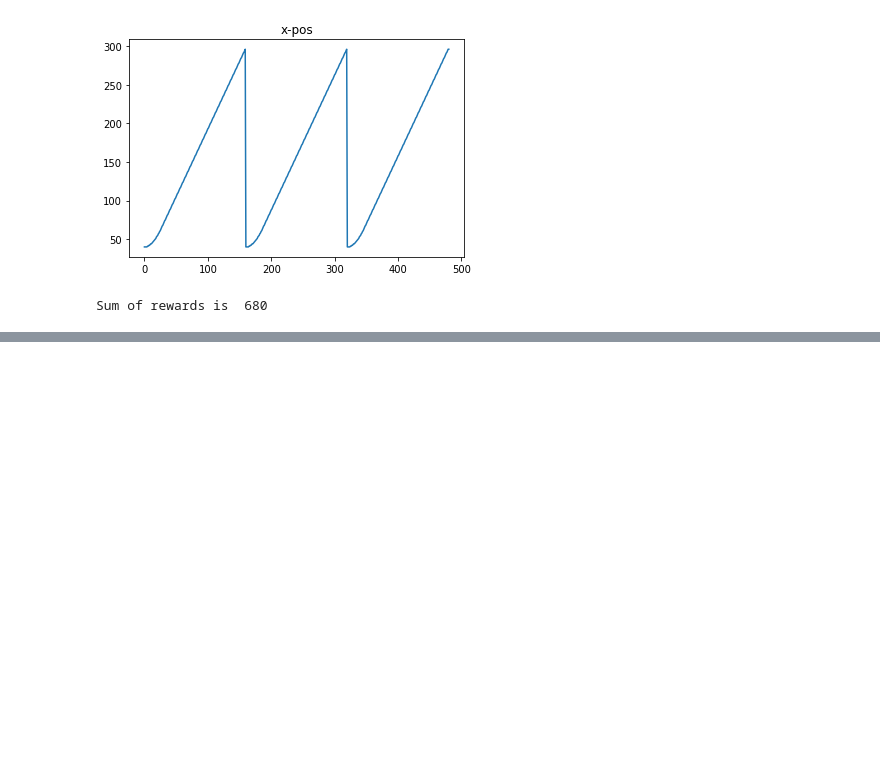
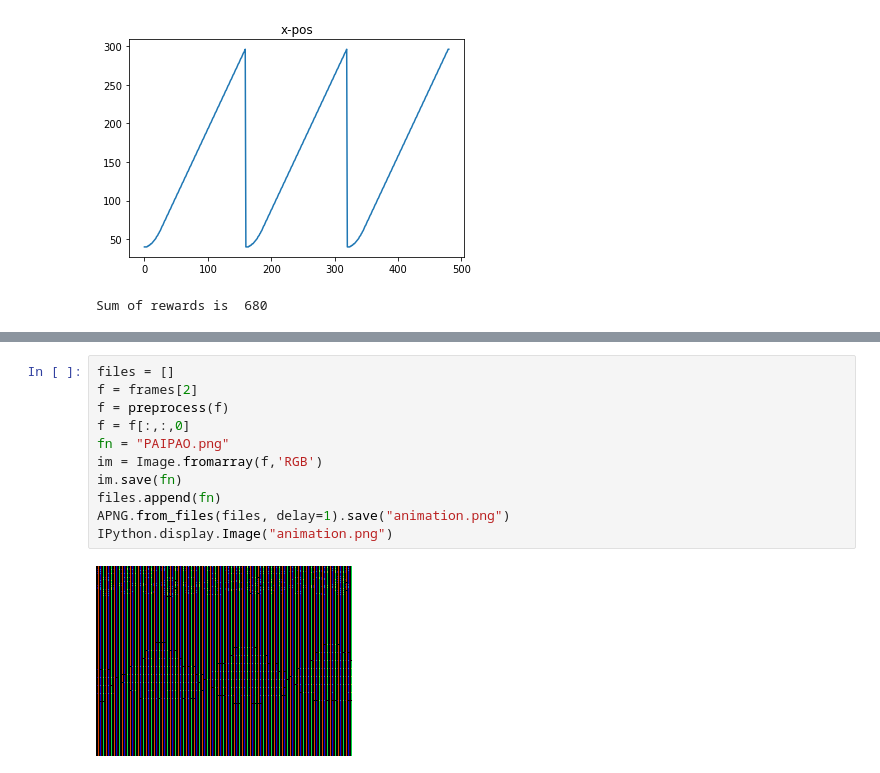
Before and after one commit to MKrbm/SuperMarioBro, a Jupyter notebook: SuperDeepMarioBro.ipynb, the cells around one changed output, grey strips where cells are left out. Saved outputs shown, nothing was run; the diff lists cells and outputs as text; blank space fills up the shorter version.

```diff
--- a/SuperDeepMarioBro.ipynb
+++ b/SuperDeepMarioBro.ipynb
@@ -174,0 +186,13 @@ IPython.display.Image("animation.png")
+# %%
+files = []
+f = frames[2]
+f = preprocess(f)
+f = f[:,:,0]
+fn = "PAIPAO.png"
+im = Image.fromarray(f,'RGB')
+im.save(fn)
+files.append(fn)
+APNG.from_files(files, delay=1).save("animation.png")
+IPython.display.Image("animation.png")
+# %% [output]
+[figure, added]
```
Also changed, not shown: parts of 5 cells of this notebook.
